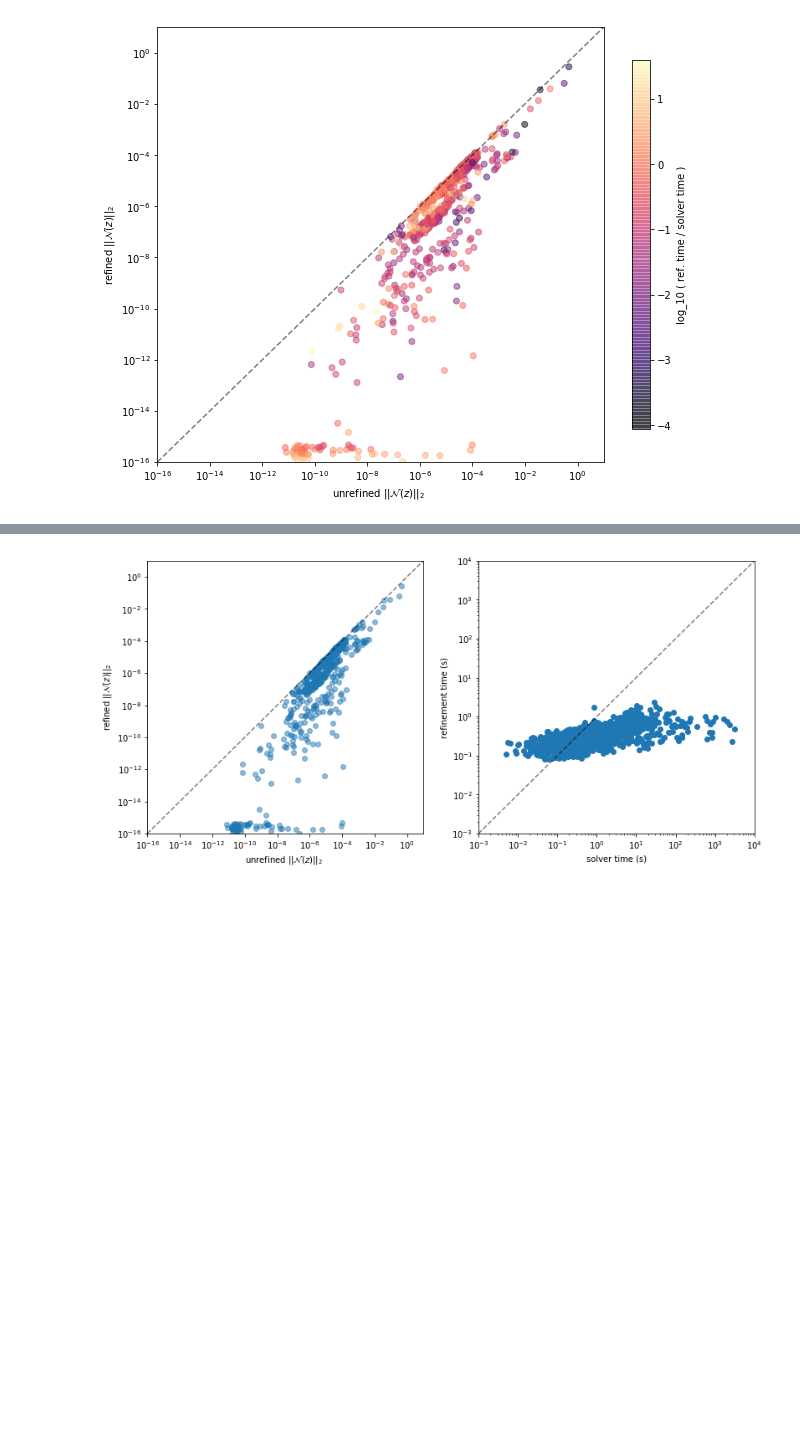
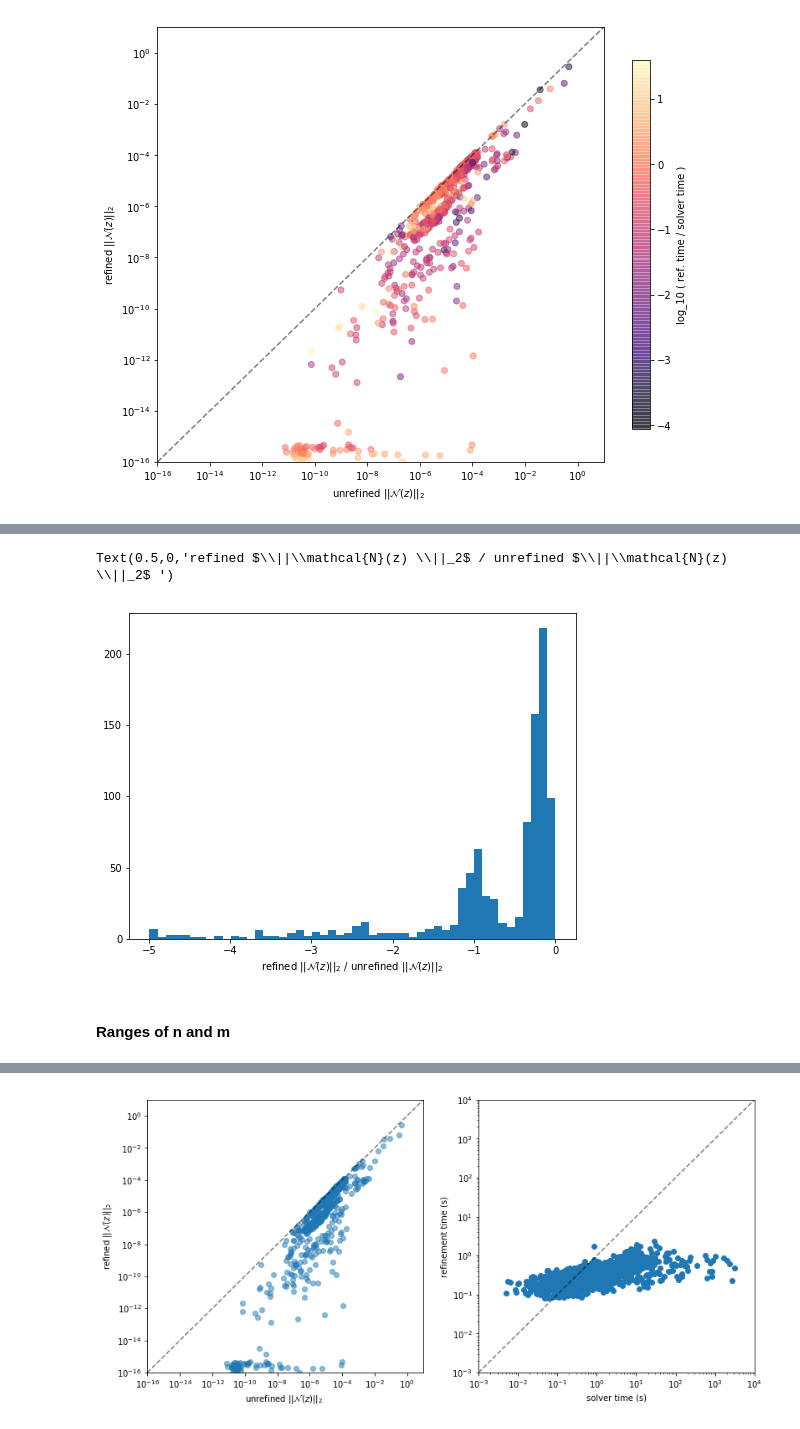
Before and after one commit to cvxgrp/cone_prog_refine, a Jupyter notebook: examples/experiments.ipynb, the cells around one changed output, grey strips where cells are left out. Drawn from its saved outputs; the diff is of its cells as text; code cells hidden in the pictures; blank space fills up the shorter version.

```diff
--- a/examples/experiments.ipynb
+++ b/examples/experiments.ipynb
@@ -178,0 +183,13 @@ plt.savefig('comparison.png')
+# %%
+plt.figure(figsize=(8,6))
+
+samples = np.log10(refined_Nzs / unrefined_Nzs)
+
+samples = samples[samples>-5]
+plt.hist(samples, bins = 50)
+plt.xlabel('refined $\||\mathcal{N}(z) \||_2$ / unrefined $\||\mathcal{N}(z) \||_2$ ')
+# %% [output]
+Text(0.5,0,'refined $\\||\\mathcal{N}(z) \\||_2$ / unrefined $\\||\\mathcal{N}(z) \\||_2$ ')
+[figure, added]
+# %% [markdown]
+#### Ranges of n and m
```
Also changed, not shown: parts of 8 cells of this notebook, 2 other files.
